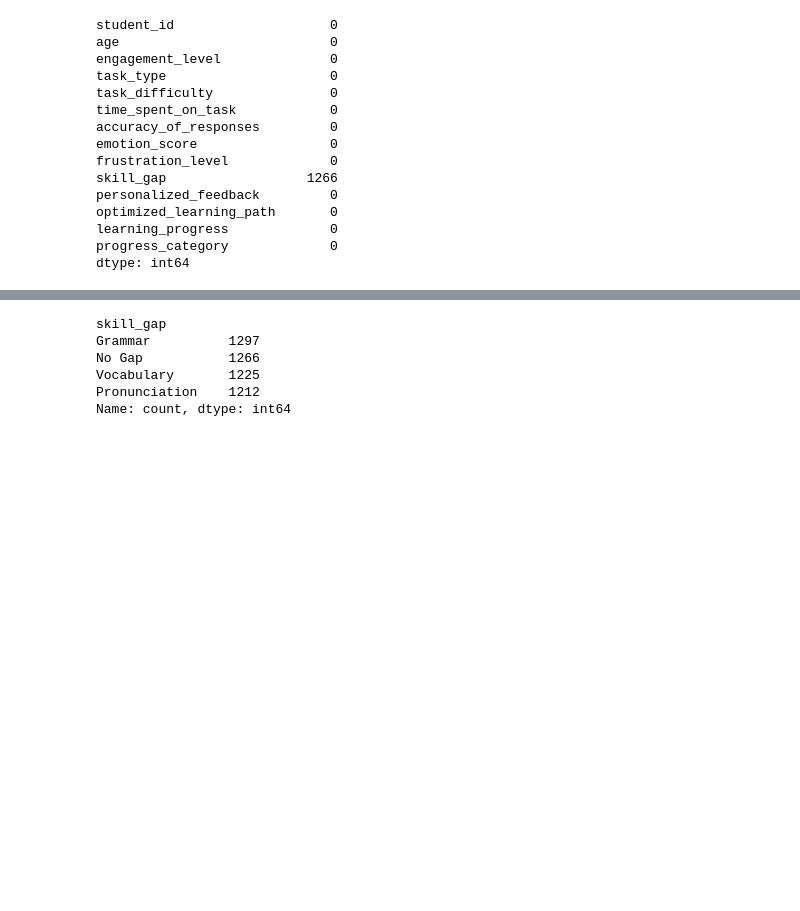
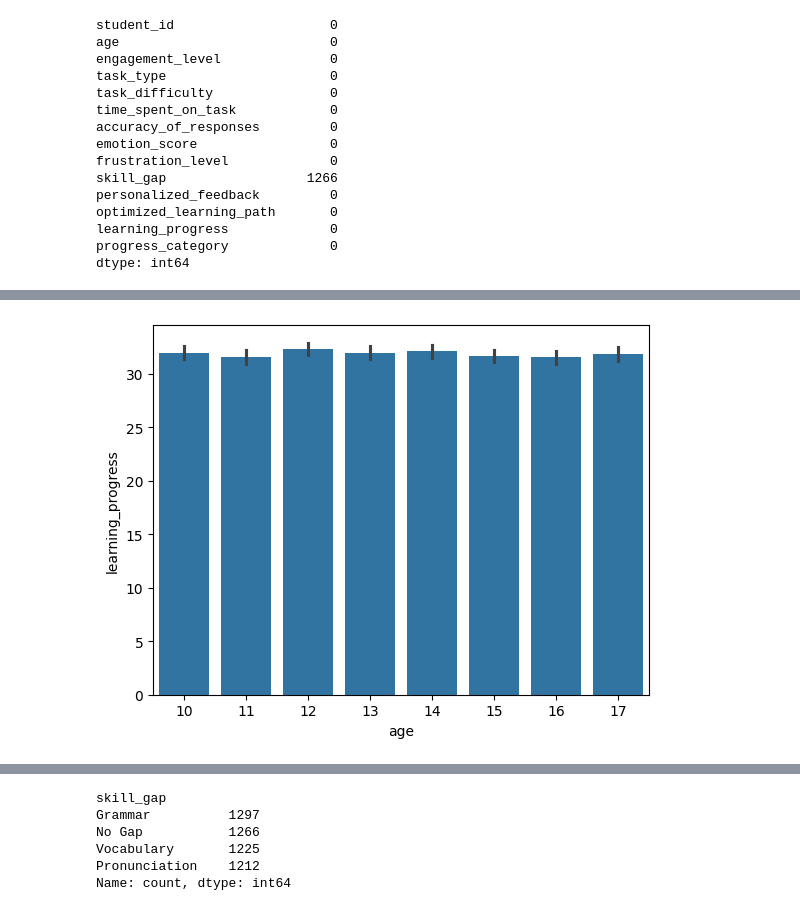
Before and after one commit to ArthurHastings/IntelligentClassroom, a Jupyter notebook: Proiect feb (1).ipynb, the cells around one changed output, grey strips where cells are left out. Cells and saved outputs as stored; diff of their text form; code cells hidden in the pictures; blank space fills up the shorter version.

```diff
--- a/Proiect feb (1).ipynb
+++ b/Proiect feb (1).ipynb
@@ -84,0 +101,5 @@ dtype: int64
+# %%
+sns.barplot(x="age", y="learning_progress", data=data)
+plt.show()
+# %% [output]
+[figure, added]
```
Also changed, not shown: parts of 10 cells of this notebook.
